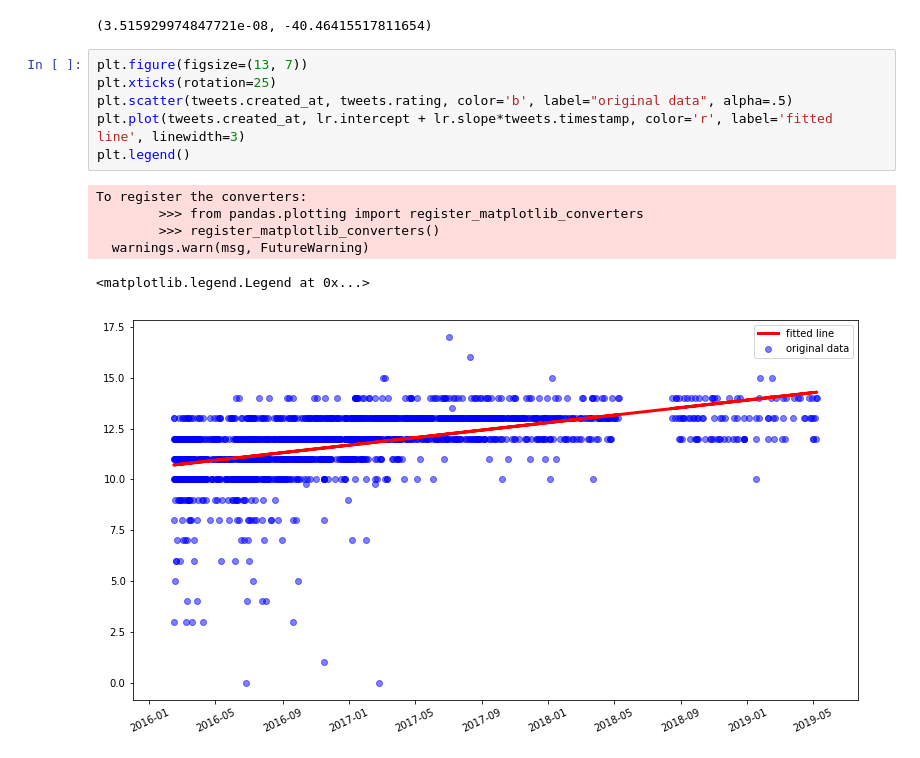
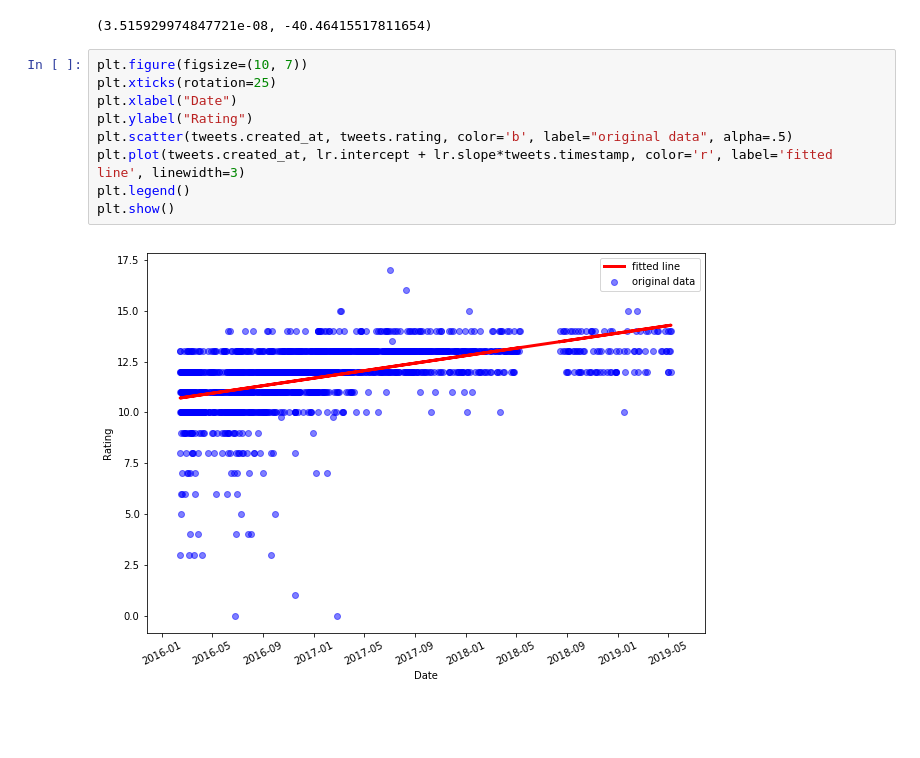
Before and after one commit to kyirong6/DataScience, a Jupyter notebook: exercises/E_2/dog-rates.ipynb, the cells around one changed output. Saved outputs shown, nothing was run; the diff lists cells and outputs as text; blank space fills up the shorter version.

```diff
--- a/exercises/E_2/dog-rates.ipynb
+++ b/exercises/E_2/dog-rates.ipynb
@@ -44,15 +44,13 @@ lr.slope, lr.intercept
 # %% [output]
 (3.515929974847721e-08, -40.46415517811654)
 # %%
-plt.figure(figsize=(13, 7))
+plt.figure(figsize=(10, 7))
 plt.xticks(rotation=25)
+plt.xlabel("Date")
+plt.ylabel("Rating")
 plt.scatter(tweets.created_at, tweets.rating, color='b', label="original data", alpha=.5)
 plt.plot(tweets.created_at, lr.intercept + lr.slope*tweets.timestamp, color='r', label='fitted line', linewidth=3)
 plt.legend()
+plt.show()
 # %% [output]
-To register the converters:
-        >>> from pandas.plotting import register_matplotlib_converters
-        >>> register_matplotlib_converters()
-  warnings.warn(msg, FutureWarning)
-<matplotlib.legend.Legend at 0x...>
-[figure, old version]
+[figure, new version]
```
Also changed, not shown: 3 other files.
